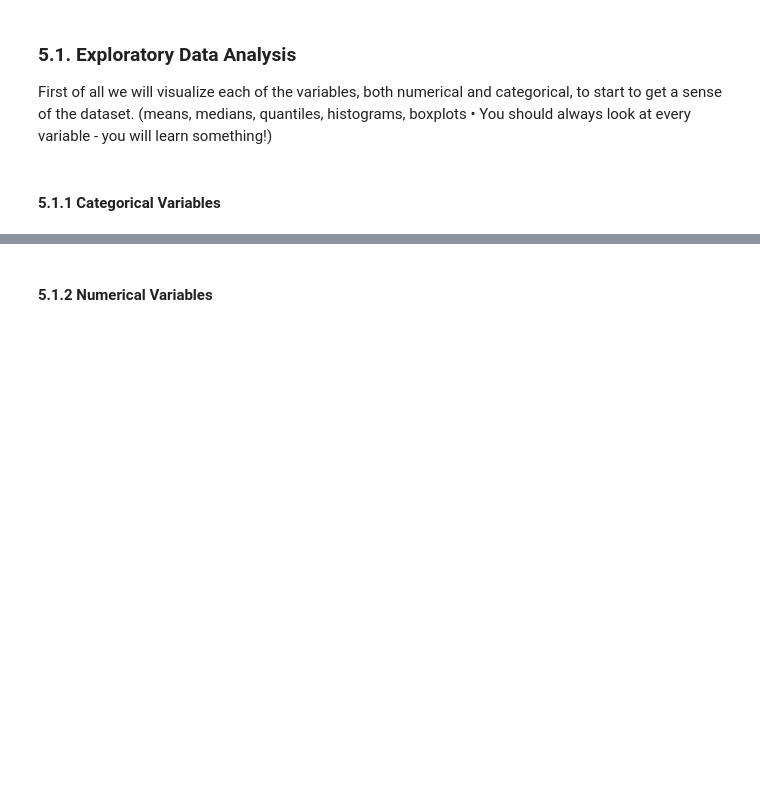
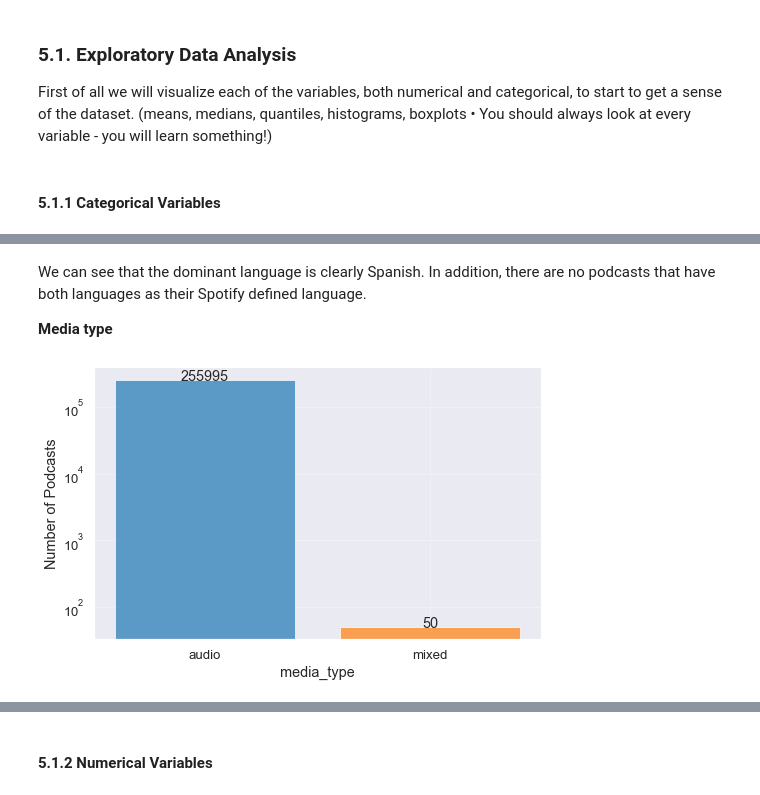
Before and after one commit to xaviercucurull/BDA-Podcasts, a Jupyter notebook: BDA_Final_Project.ipynb, the cells around one changed output, grey strips where cells are left out. Cells and saved outputs as stored; diff of their text form; code cells hidden in the pictures; blank space fills up the shorter version.

```diff
--- a/BDA_Final_Project.ipynb
+++ b/BDA_Final_Project.ipynb
@@ -605,0 +543,9 @@ plt.ylabel("Frequency  ->");
+# %% [markdown]
+We can see that the dominant language is clearly Spanish. In addition, there are no podcasts that have both languages as their Spotify defined language.
+
+**Media type**
+# %%
+# Media type
+plot_count_categorical(podcasts_prep, 'media_type', yscale='log', annotate=True)
+# %% [output]
+[figure, added]
```
Also changed, not shown: parts of 31 cells of this notebook.
